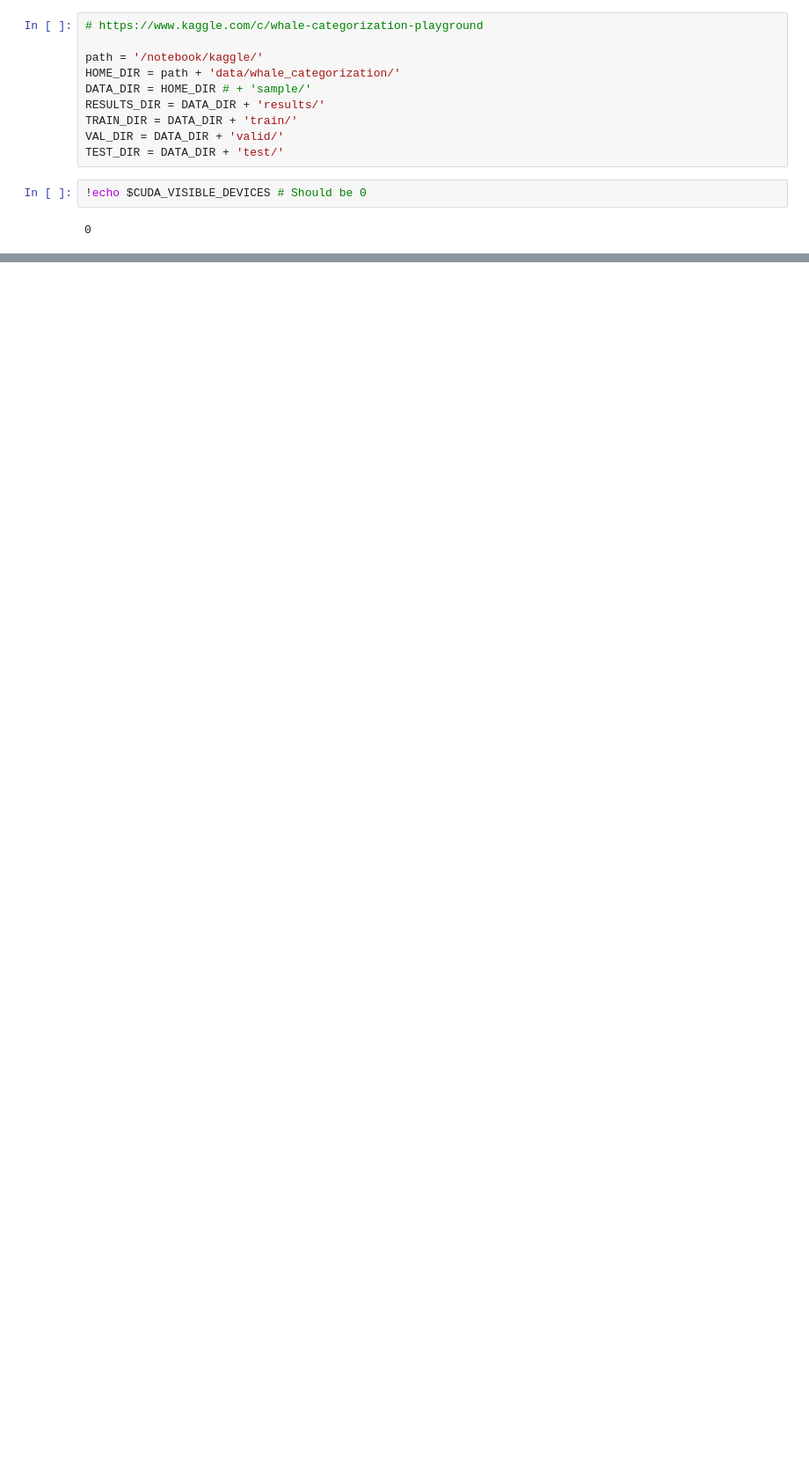
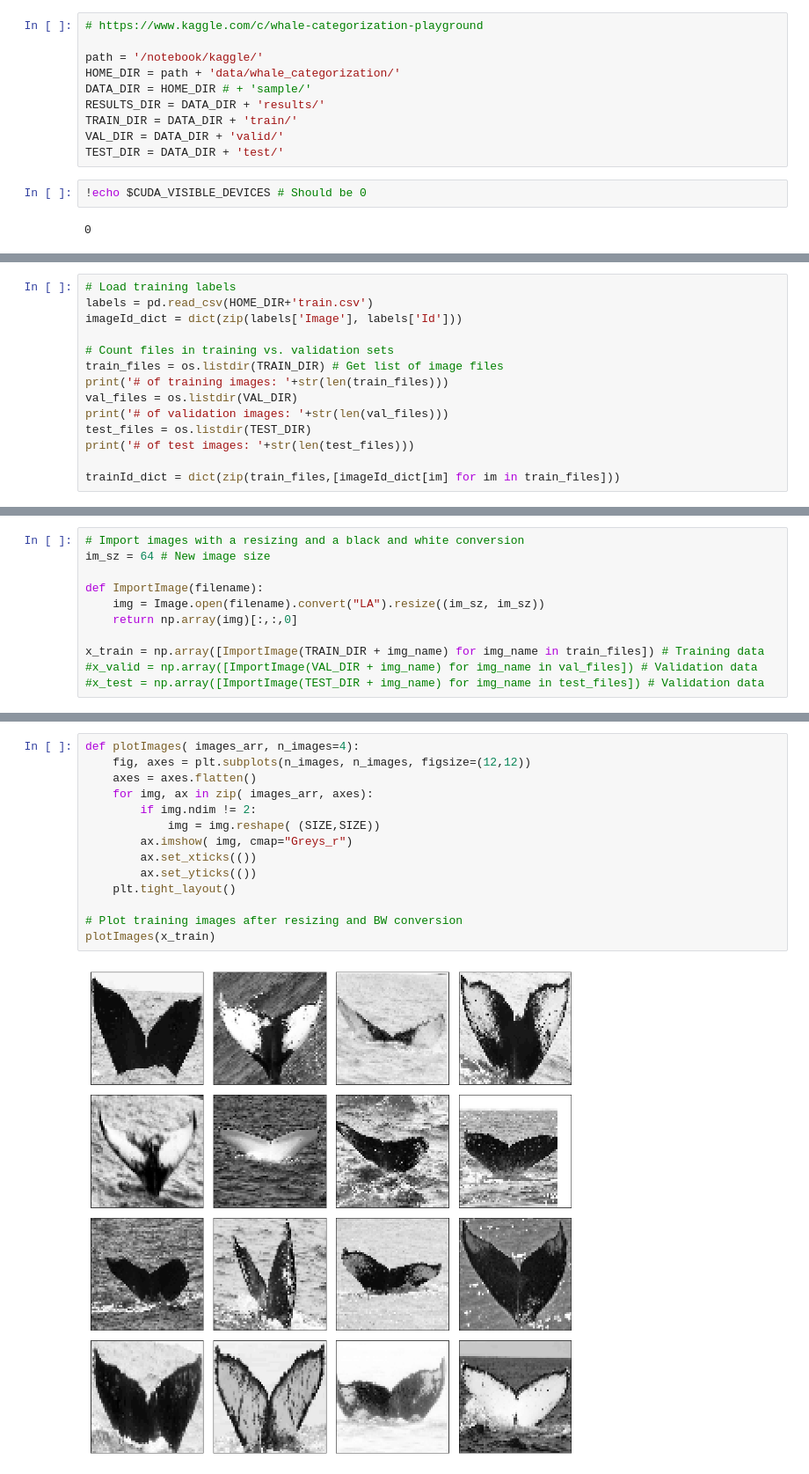
Before and after one commit to meccaLeccaHi/kaggle, a Jupyter notebook: kaggle-whale_categorization.ipynb, the cells around one changed output, grey strips where cells are left out. Shown at 88% size. Saved outputs shown, nothing was run; the diff lists cells and outputs as text; blank space fills up the shorter version.

```diff
--- a/kaggle-whale_categorization.ipynb
+++ b/kaggle-whale_categorization.ipynb
@@ -59,0 +66,14 @@ password = kg_data['password']
+# %%
+# Load training labels
+labels = pd.read_csv(HOME_DIR+'train.csv')
+imageId_dict = dict(zip(labels['Image'], labels['Id']))
+
+# Count files in training vs. validation sets
+train_files = os.listdir(TRAIN_DIR) # Get list of image files
+print('# of training images: '+str(len(train_files)))
+val_files = os.listdir(VAL_DIR)
+print('# of validation images: '+str(len(val_files)))
+test_files = os.listdir(TEST_DIR)
+print('# of test images: '+str(len(test_files)))
+
+trainId_dict = dict(zip(train_files,[imageId_dict[im] for im in train_files]))
@@ -59,0 +110,11 @@ password = kg_data['password']
+# %%
+# Import images with a resizing and a black and white conversion
+im_sz = 64 # New image size
+
+def ImportImage(filename):
+    img = Image.open(filename).convert("LA").resize((im_sz, im_sz))
+    return np.array(img)[:,:,0]
+
+x_train = np.array([ImportImage(TRAIN_DIR + img_name) for img_name in train_files]) # Training data
+#x_valid = np.array([ImportImage(VAL_DIR + img_name) for img_name in val_files]) # Validation data
+#x_test = np.array([ImportImage(TEST_DIR + img_name) for img_name in test_files]) # Validation data
@@ -59,0 +227,16 @@ password = kg_data['password']
+# %%
+def plotImages( images_arr, n_images=4):
+    fig, axes = plt.subplots(n_images, n_images, figsize=(12,12))
+    axes = axes.flatten()
+    for img, ax in zip( images_arr, axes):
+        if img.ndim != 2:
+            img = img.reshape( (SIZE,SIZE))
+        ax.imshow( img, cmap="Greys_r")
+        ax.set_xticks(())
+        ax.set_yticks(())
+    plt.tight_layout()
+
+# Plot training images after resizing and BW conversion
+plotImages(x_train)
+# %% [output]
+[figure, added]
```
Also changed, not shown: parts of 16 cells of this notebook.
